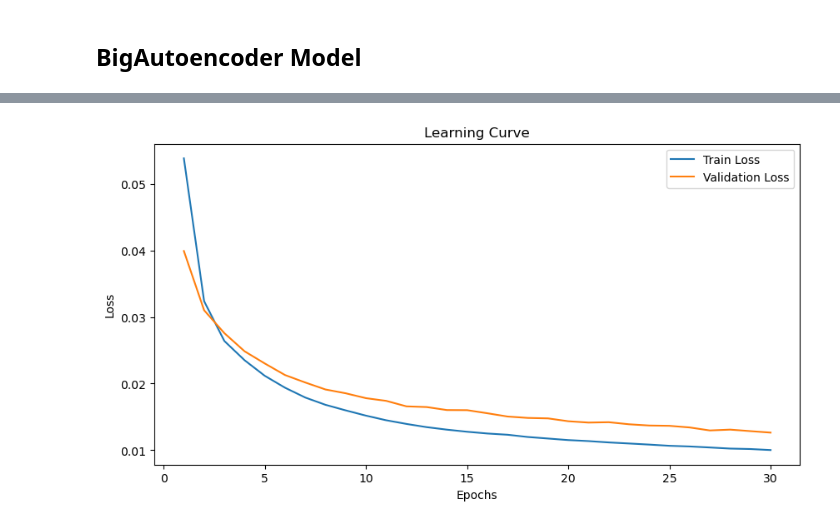
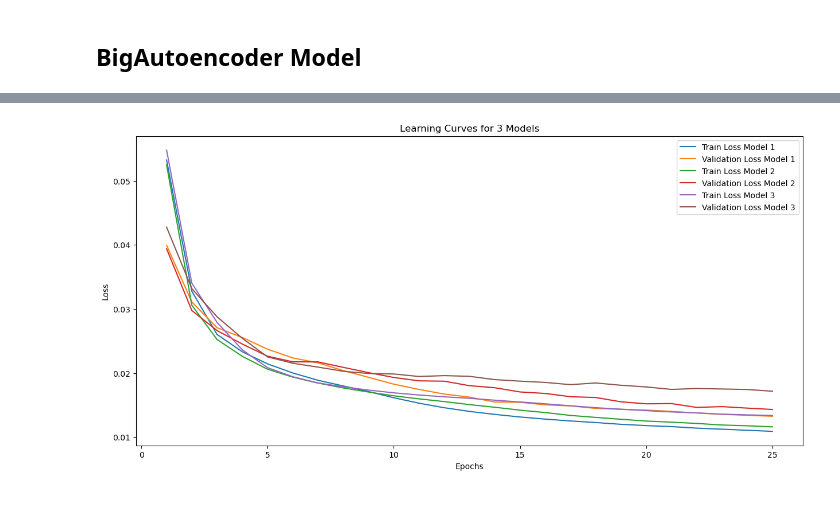
Before and after one commit to KacperPerz/snn_review, a Jupyter notebook: jupyters/mnist.ipynb, the cells around one changed output, grey strips where cells are left out. Cells and saved outputs as stored; diff of their text form; code cells hidden in the pictures.

```diff
--- a/jupyters/mnist.ipynb
+++ b/jupyters/mnist.ipynb
@@ -369,10 +605,0 @@ for threshold in thresholds:
-# %%
-# Find the threshold with the highest F1 score
-best_threshold_index = torch.argmax(torch.tensor(f1_scores))
-best_threshold = thresholds[best_threshold_index]
-best_precision = precisions[best_threshold_index]
-best_recall = recalls[best_threshold_index]
-
-print(f'Best Threshold: {best_threshold:.4f}')
-print(f'Precision at Best Threshold: {best_precision:.4f}')
-print(f'Recall at Best Threshold: {best_recall:.4f}')
@@ -524,57 +752,69 @@ plt.show()
 # %% [markdown]
 ## BigAutoencoder Model
 # %%
+# ONE CODE
+
 # initialization
 device = torch.device('mps' if torch.backends.mps.is_available() else 'cpu')
-model = BigAutoencoder().to(device)
+model_1 = BigAutoencoder()
+model_2 = BigAutoencoder_16()
+model_3 = BigAutoencoder_8()
+models = [model_1, model_2, model_3]
+
 criterion = nn.MSELoss()
-optimizer = torch.optim.Adam(model.parameters(), lr=2e-3)
 
 # Lists to store losses
-train_losses = []
-val_losses = []
+train_losses = [[], [], []]
+val_losses = [[], [], []]
+print(train_losses)
+print(val_losses)
 
 # train
-num_epochs = 30
-model.train()
-for epoch in range(num_epochs):
-    epoch_train_loss = 0
-    for batch in train_loader:
-        batch = batch.to(device)
-        batch_reshaped = batch
+num_epochs = 25
+for idx, model in enumerate(models):
+    model.to(device)
+    model.train()
 
-        optimizer.zero_grad()
-        output = model(batch)
+    optimizer = torch.optim.Adam(model.parameters(), lr=2e-3)
+    for epoch in range(num_epochs):
+        epoch_train_loss = 0
+        for batch in train_loader:
+            batch = batch.to(device)
+            batch_reshaped = batch
 
-        loss = criterion(output, batch_reshaped)
-        loss.backward()
-        optimizer.step()
+            optimizer.zero_grad()
+            output = model(batch)
 
-        epoch_train_loss += loss.item()
+            loss = criterion(output, batch_reshaped)
+            loss.backward()
+            optimizer.step()
 
-    epoch_train_loss /= len(train_loader)
-    train_losses.append(epoch_train_loss)
+            epoch_train_loss += loss.item()
 
-    # validation loss
-    with torch.no_grad():
-        val_loss = 0
-        for val_batch, _ in val_loader:
-            val_batch = val_batch.to(device)
-            val_batch_reshaped = val_batch
-            val_output = model(val_batch)
-            val_loss += criterion(val_output, val_batch_reshaped)
-        val_loss /= len(val_loader)
-        val_losses.append(val_loss.item())
+        epoch_train_loss /= len(train_loader)
+        train_losses[idx].append(epoch_train_loss)
 
-    print(f'Epoch [{epoch+1}/{num_epochs}], Train_loss: {epoch_train_loss:.4f}, Val_loss: {val_loss.item():.4f}')
+        # validation loss
+        with torch.no_grad():
+            val_loss = 0
+            for val_batch, _ in val_loader:
+                val_batch = val_batch.to(device)
+                val_batch_reshaped = val_batch
+                val_output = model(val_batch)
+                val_loss += criterion(val_output, val_batch_reshaped)
+            val_loss /= len(val_loader)
+            val_losses[idx].append(val_loss.item())
 
-# Plot the learning curve
-plt.figure(figsize=(10, 5))
-plt.plot(range(1, num_epochs + 1), train_losses, label='Train Loss')
-plt.plot(range(1, num_epochs + 1), val_losses, label='Validation Loss')
+        print(f'Model nr {idx}. Epoch [{epoch+1}/{num_epochs}], Train_loss: {epoch_train_loss:.4f}, Val_loss: {val_loss.item():.4f}')
+
+# Plot the learning curve for 3 models
+plt.figure(figsize=(15, 7))
+for idx in range(3):
+    plt.plot(range(1, num_epochs + 1), train_losses[idx], label=f'Train Loss Model {idx+1}')
+    plt.plot(range(1, num_epochs + 1), val_losses[idx], label=f'Validation Loss Model {idx+1}')
 plt.xlabel('Epochs')
 plt.ylabel('Loss')
-plt.title('Learning Curve')
+plt.title('Learning Curves for 3 Models')
 plt.legend()
 plt.show()
 # %% [output]
@@ -598,4 +838,4 @@ Epoch [30/30], Train_loss: 0.0100, Val_loss: 0.0126
-[figure, old version]
+[figure, new version]
 # %%
 thresholds = torch.linspace(0, 1, 20)
 
```
Also changed, not shown: parts of 25 cells of this notebook.
